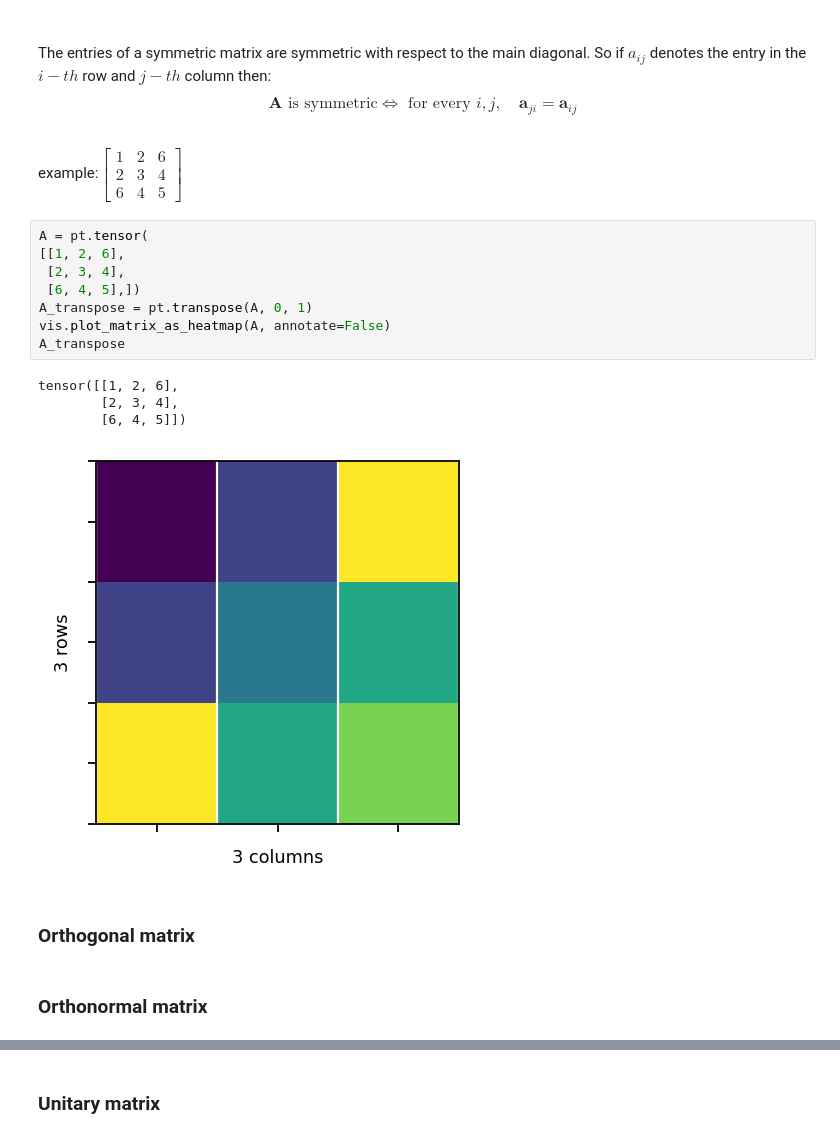
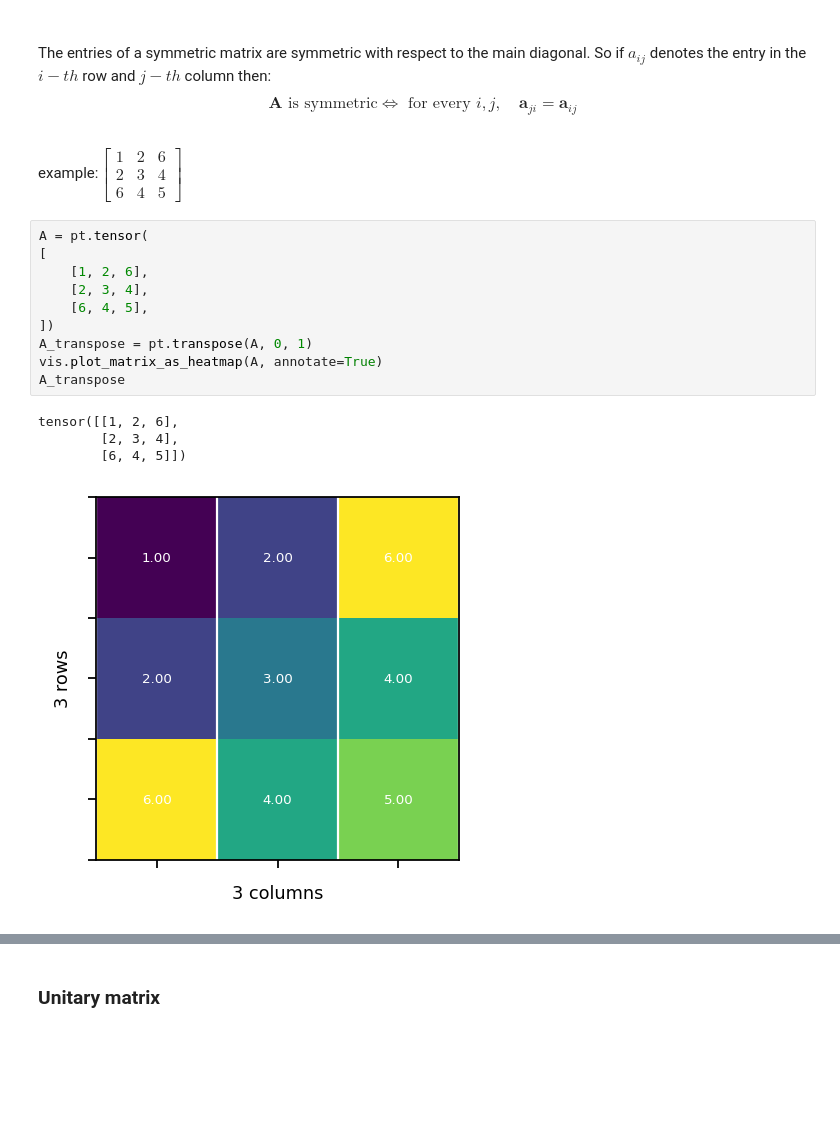
Before and after one commit to FlowModelingControl/flowtorch, a Jupyter notebook: docs/source/notebooks/linear_algebra_basics.ipynb, the cells around one changed output, grey strips where cells are left out. Drawn from its saved outputs; the diff is of its cells as text; blank space fills up the shorter version.

```diff
--- a/docs/source/notebooks/linear_algebra_basics.ipynb
+++ b/docs/source/notebooks/linear_algebra_basics.ipynb
@@ -380,18 +399,16 @@ $${\mathbf{A}{\text{ is symmetric}}\iff {\text{ for every }}i,j,\quad \mathbf{a}
 example:${\begin{bmatrix}1&2&6\\2&3&4\\6&4&5\end{bmatrix}}$
 # %%
 A = pt.tensor(
-[[1, 2, 6],
- [2, 3, 4],
- [6, 4, 5],])
+[
+    [1, 2, 6],
+    [2, 3, 4],
+    [6, 4, 5],
+])
 A_transpose = pt.transpose(A, 0, 1)
-vis.plot_matrix_as_heatmap(A, annotate=False)
+vis.plot_matrix_as_heatmap(A, annotate=True)
 A_transpose
 # %% [output]
 tensor([[1, 2, 6],
         [2, 3, 4],
         [6, 4, 5]])
-[figure, old version]
+[figure, new version]
-# %% [markdown]
-### Orthogonal matrix
-# %% [markdown]
-### Orthonormal matrix
```
Also changed, not shown: parts of 11 cells of this notebook, 2 other files.
